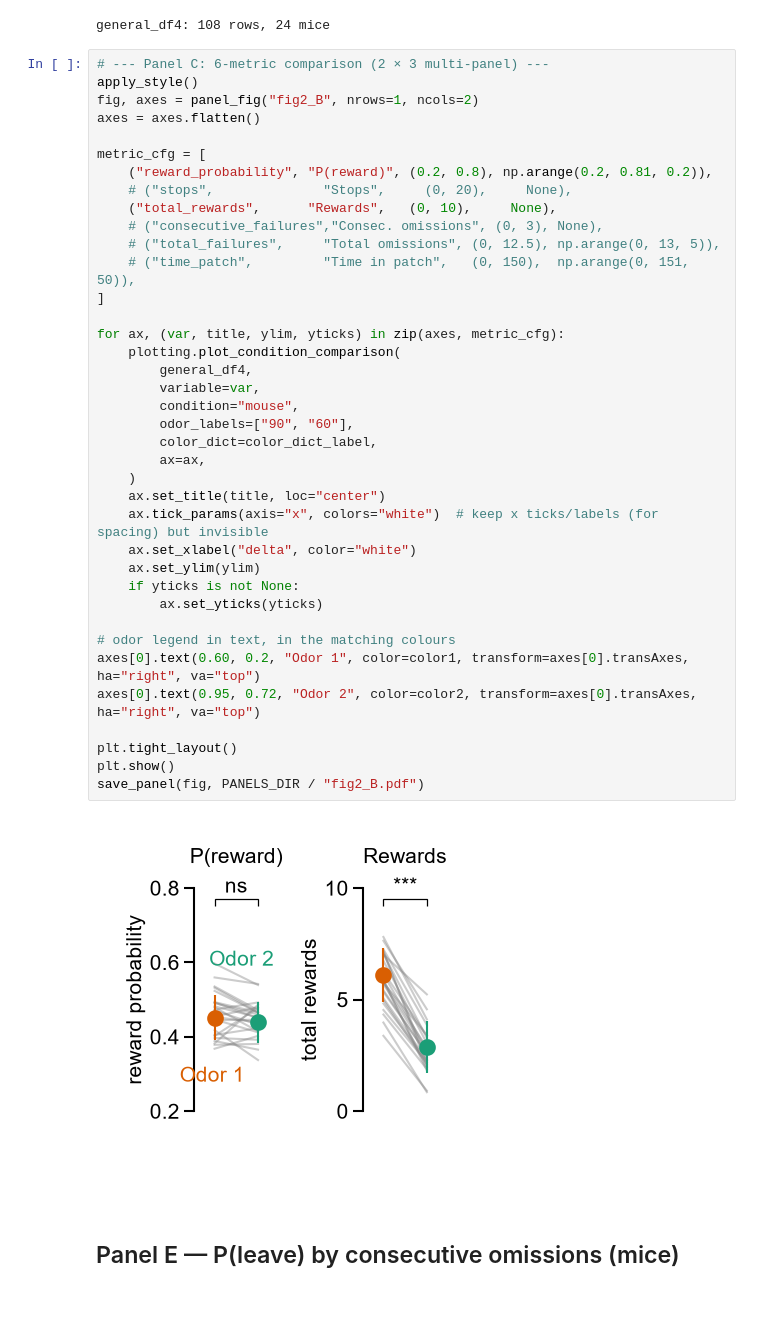
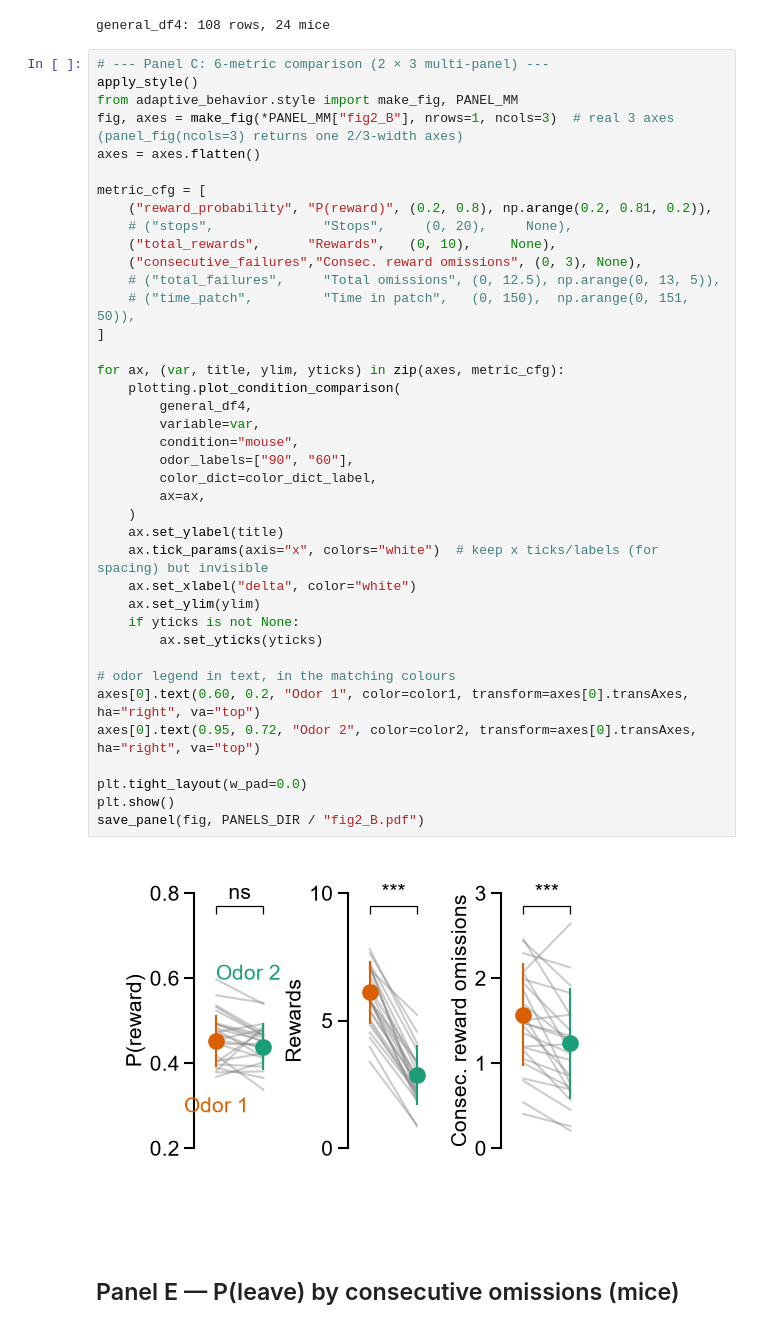
Before and after one commit to lauradriscoll/cosyne2026_adaptive_behavior, a Jupyter notebook: figures/fig2/make_panels_fig2.ipynb, the cells around one changed output. Saved outputs shown, nothing was run; the diff lists cells and outputs as text; blank space fills up the shorter version.

Commit message:
feat: yet one more try at the panels for fig2

```diff
--- a/figures/fig2/make_panels_fig2.ipynb
+++ b/figures/fig2/make_panels_fig2.ipynb
@@ -298,43 +305,44 @@ general_df4: 108 rows, 24 mice
 # %%
 # --- Panel C: 6-metric comparison (2 × 3 multi-panel) ---
 apply_style()
-fig, axes = panel_fig("fig2_B", nrows=1, ncols=2)
+from adaptive_behavior.style import make_fig, PANEL_MM
+fig, axes = make_fig(*PANEL_MM["fig2_B"], nrows=1, ncols=3)  # real 3 axes (panel_fig(ncols=3) returns one 2/3-width axes)
 axes = axes.flatten()
 
 metric_cfg = [
     ("reward_probability", "P(reward)", (0.2, 0.8), np.arange(0.2, 0.81, 0.2)),
     # ("stops",              "Stops",     (0, 20),     None),
     ("total_rewards",      "Rewards",   (0, 10),     None),
-    # ("consecutive_failures","Consec. omissions", (0, 3), None),
+    ("consecutive_failures","Consec. reward omissions", (0, 3), None),
     # ("total_failures",     "Total omissions", (0, 12.5), np.arange(0, 13, 5)),
     # ("time_patch",         "Time in patch",   (0, 150),  np.arange(0, 151, 50)),
 ]
 
 for ax, (var, title, ylim, yticks) in zip(axes, metric_cfg):
     plotting.plot_condition_comparison(
         general_df4,
         variable=var,
         condition="mouse",
         odor_labels=["90", "60"],
         color_dict=color_dict_label,
         ax=ax,
     )
-    ax.set_title(title, loc="center")
+    ax.set_ylabel(title)
     ax.tick_params(axis="x", colors="white")  # keep x ticks/labels (for spacing) but invisible
     ax.set_xlabel("delta", color="white")
     ax.set_ylim(ylim)
     if yticks is not None:
         ax.set_yticks(yticks)
 
 # odor legend in text, in the matching colours
 axes[0].text(0.60, 0.2, "Odor 1", color=color1, transform=axes[0].transAxes, ha="right", va="top")
 axes[0].text(0.95, 0.72, "Odor 2", color=color2, transform=axes[0].transAxes, ha="right", va="top")
 
-plt.tight_layout()
+plt.tight_layout(w_pad=0.0)
 plt.show()
 save_panel(fig, PANELS_DIR / "fig2_B.pdf")
 # %% [output]
-[figure, old version]
+[figure, new version]
 # %% [markdown]
 ## Panel E — P(leave) by consecutive omissions (mice)
 # %%
```
Also changed, not shown: parts of 7 cells of this notebook, 19 other files.
